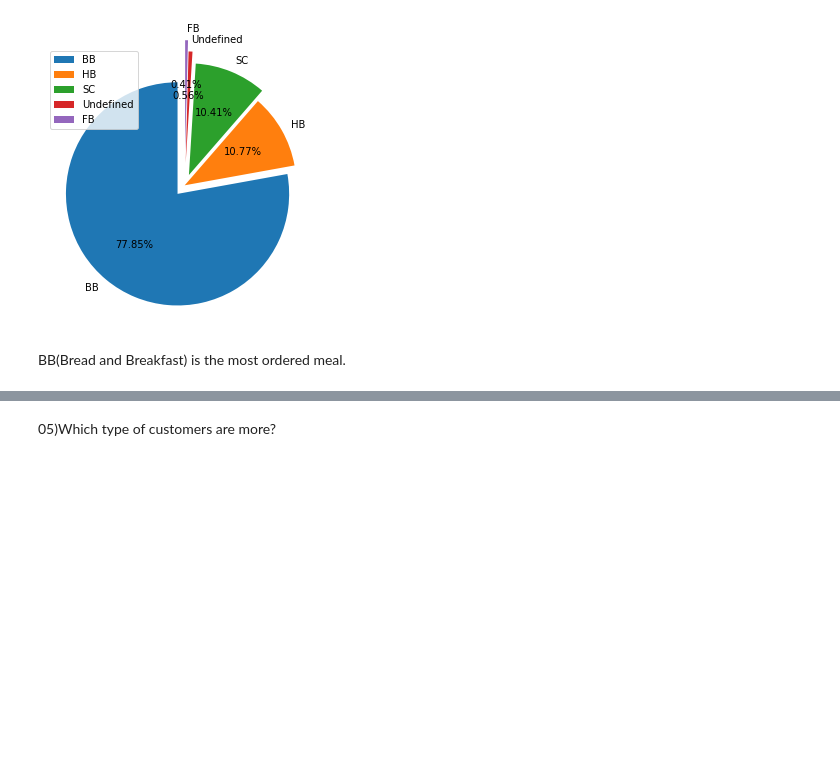
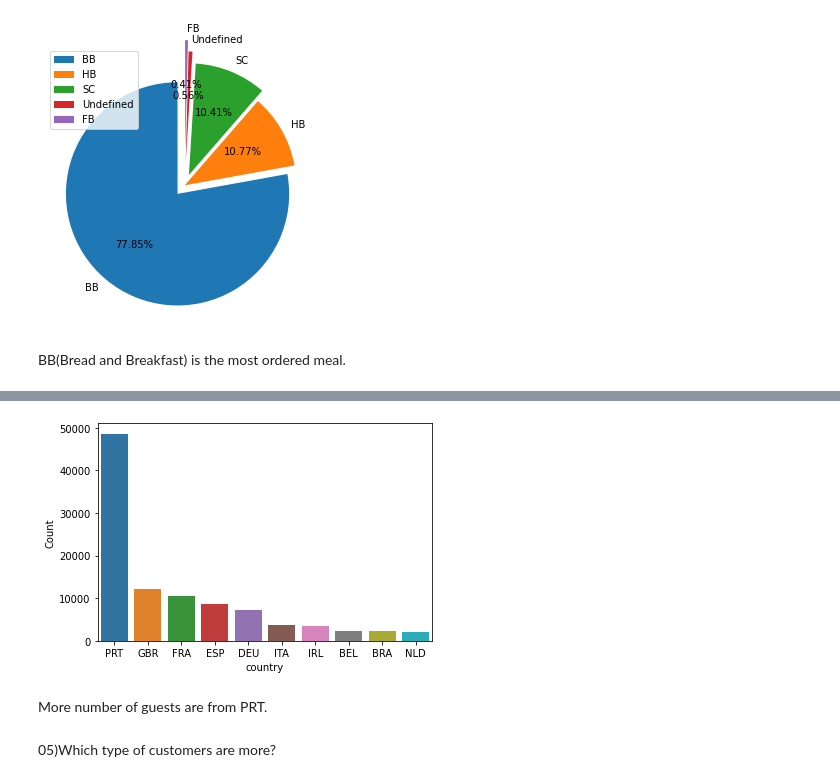
Before and after one commit to Sindhu846/eda-capestone-project, a Jupyter notebook: Hotel_Booking_Analysis_Capstone_Project.ipynb, the cells around one changed output, grey strips where cells are left out. Drawn from its saved outputs; the diff is of its cells as text; code cells hidden in the pictures; blank space fills up the shorter version.

```diff
--- a/Hotel_Booking_Analysis_Capstone_Project.ipynb
+++ b/Hotel_Booking_Analysis_Capstone_Project.ipynb
@@ -312,3 +310,12 @@ plt.show()
+# %%
+country_df = hotel_booking_df.groupby('country')
+df = pd.DataFrame(country_df.size()).reset_index().rename(columns = {0:'Count'}).sort_values('Count', ascending = False)[:10]
+sns.barplot(x = df['country'], y  = df['Count'])
+plt.show()
+# %% [output]
+[figure, added]
+# %% [markdown]
+More number of guests are from PRT.
 # %% [markdown]
 05)Which type of customers are more?
 # %%
```
Also changed, not shown: parts of 47 cells of this notebook.
